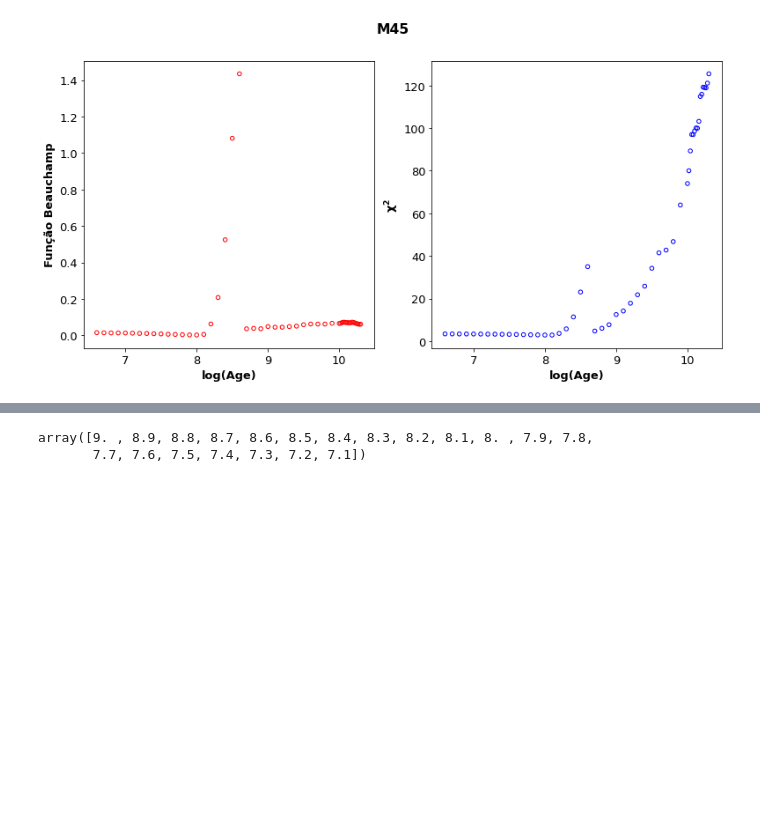
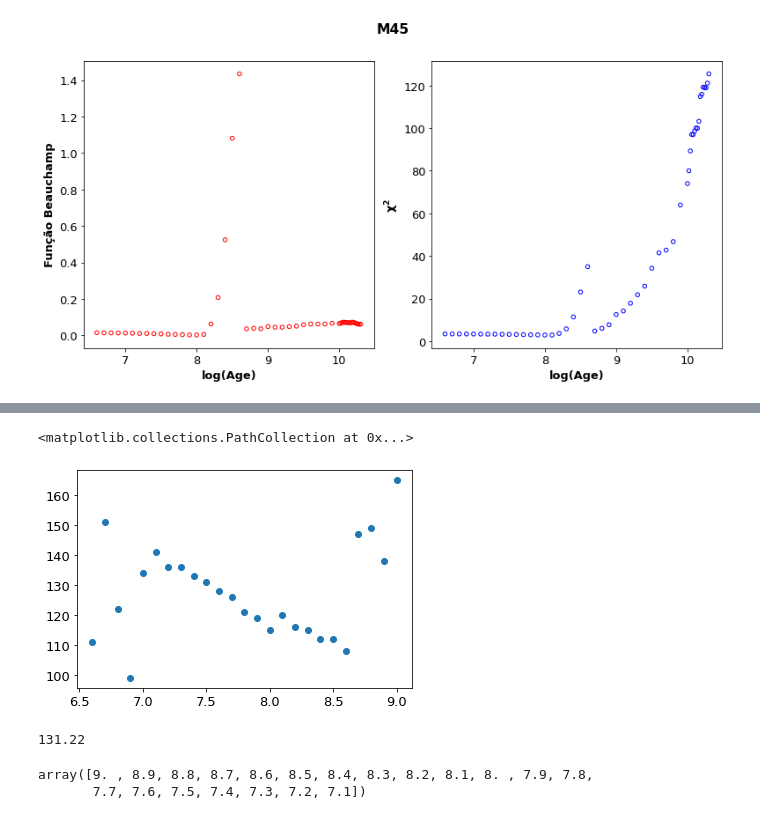
Before and after one commit to jppirest/mw_substructures, a Jupyter notebook: dados/Ag_Simulados/P3/M45/parte2.ipynb, the cells around one changed output, grey strips where cells are left out. Cells and saved outputs as stored; diff of their text form; code cells hidden in the pictures; blank space fills up the shorter version.

```diff
--- a/dados/Ag_Simulados/P3/M45/parte2.ipynb
+++ b/dados/Ag_Simulados/P3/M45/parte2.ipynb
@@ -231,3 +293,21 @@ Text(0.5, 0.98, 'M45')
+# %%
+tamanhos = []
+for element in age[25:]:
+    data = iso[iso['log(Age)'] == element]
+    tamanhos.append(len(data))
+# %%
+plt.scatter(age[25:],tamanhos)
+# %% [output]
+<matplotlib.collections.PathCollection at 0x...>
+[figure, added]
+# %%
+tamanhos = []
+for element in age:
+    data = iso[iso['log(Age)'] == element]
+    tamanhos.append(len(data))
+np.mean(tamanhos)
+# %% [output]
+131.22
 # %%
 newage = age[25:45]
 newage
```
Also changed, not shown: parts of 7 cells of this notebook, 6 other files.
